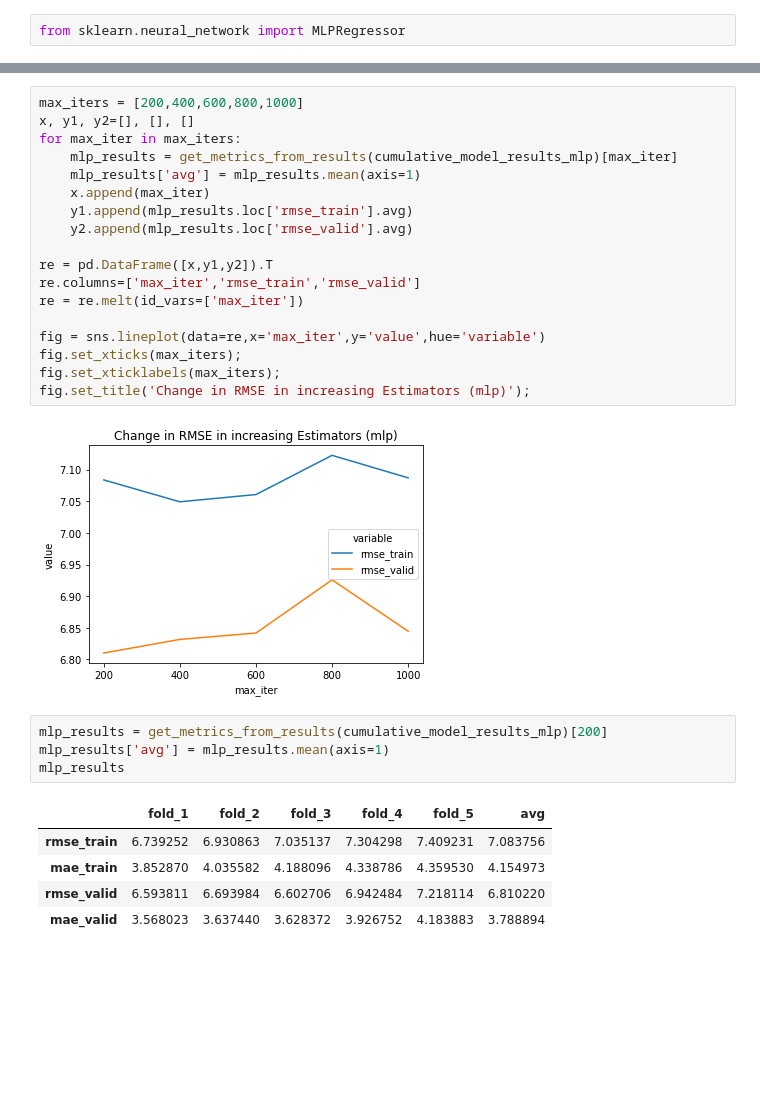
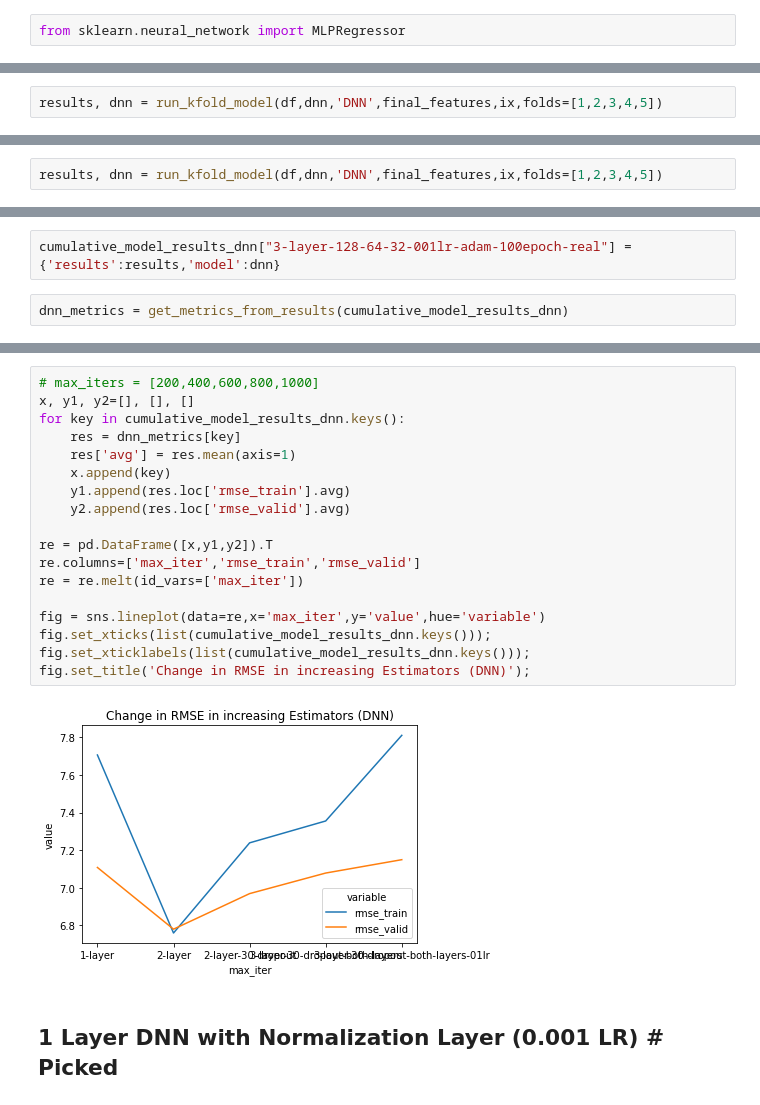
Before and after one commit to oguzhanakan0/spare-part-prediction, a Jupyter notebook: modeling.ipynb, the cells around one changed output, grey strips where cells are left out. Saved outputs shown, nothing was run; the diff lists cells and outputs as text; blank space fills up the shorter version.

```diff
--- a/modeling.ipynb
+++ b/modeling.ipynb
@@ -1326,0 +953,2 @@ predictions are made for valid_x!
+# %%
+results, dnn = run_kfold_model(df,dnn,'DNN',final_features,ix,folds=[1,2,3,4,5])
@@ -1326,0 +973,2 @@ predictions are made for valid_x!
+# %%
+results, dnn = run_kfold_model(df,dnn,'DNN',final_features,ix,folds=[1,2,3,4,5])
@@ -1326,0 +993,4 @@ predictions are made for valid_x!
+# %%
+cumulative_model_results_dnn["3-layer-128-64-32-001lr-adam-100epoch-real"] = {'results':results,'model':dnn}
+# %%
+dnn_metrics = get_metrics_from_results(cumulative_model_results_dnn)
@@ -1327,30 +1038,22 @@ predictions are made for valid_x!
 # %%
-max_iters = [200,400,600,800,1000]
+# max_iters = [200,400,600,800,1000]
 x, y1, y2=[], [], []
-for max_iter in max_iters:
-    mlp_results = get_metrics_from_results(cumulative_model_results_mlp)[max_iter]
-    mlp_results['avg'] = mlp_results.mean(axis=1)
-    x.append(max_iter)
-    y1.append(mlp_results.loc['rmse_train'].avg)
-    y2.append(mlp_results.loc['rmse_valid'].avg)
+for key in cumulative_model_results_dnn.keys():
+    res = dnn_metrics[key]
+    res['avg'] = res.mean(axis=1)
+    x.append(key)
+    y1.append(res.loc['rmse_train'].avg)
+    y2.append(res.loc['rmse_valid'].avg)
 
 re = pd.DataFrame([x,y1,y2]).T
 re.columns=['max_iter','rmse_train','rmse_valid']
 re = re.melt(id_vars=['max_iter'])
 
 fig = sns.lineplot(data=re,x='max_iter',y='value',hue='variable')
-fig.set_xticks(max_iters);
-fig.set_xticklabels(max_iters);
-fig.set_title('Change in RMSE in increasing Estimators (mlp)');
+fig.set_xticks(list(cumulative_model_results_dnn.keys()));
+fig.set_xticklabels(list(cumulative_model_results_dnn.keys()));
+fig.set_title('Change in RMSE in increasing Estimators (DNN)');
 # %% [output]
-[figure, old version]
+[figure, new version]
-# %%
-mlp_results = get_metrics_from_results(cumulative_model_results_mlp)[200]
-mlp_results['avg'] = mlp_results.mean(axis=1)
-mlp_results
-# %% [output]
-|  | fold_1 | fold_2 | fold_3 | fold_4 | fold_5 | avg |
-| rmse_train | 6.739252 | 6.930863 | 7.035137 | 7.304298 | 7.409231 | 7.083756 |
-| mae_train | 3.852870 | 4.035582 | 4.188096 | 4.338786 | 4.359530 | 4.154973 |
-| rmse_valid | 6.593811 | 6.693984 | 6.602706 | 6.942484 | 7.218114 | 6.810220 |
-| mae_valid | 3.568023 | 3.637440 | 3.628372 | 3.926752 | 4.183883 | 3.788894 |
+# %% [markdown]
+## 1 Layer DNN with Normalization Layer (0.001 LR)  # Picked
```
Also changed, not shown: parts of 91 cells of this notebook, 6 other files.
